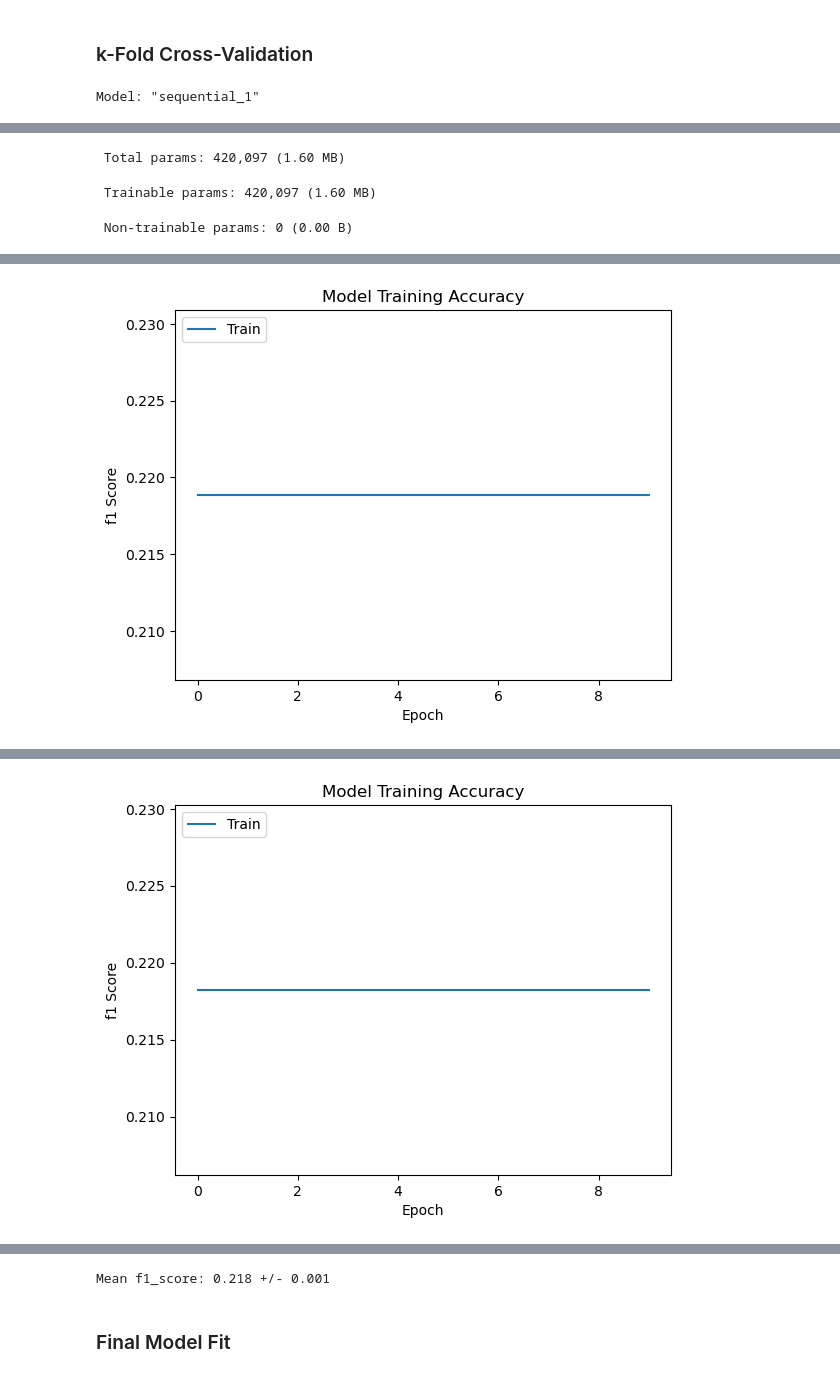
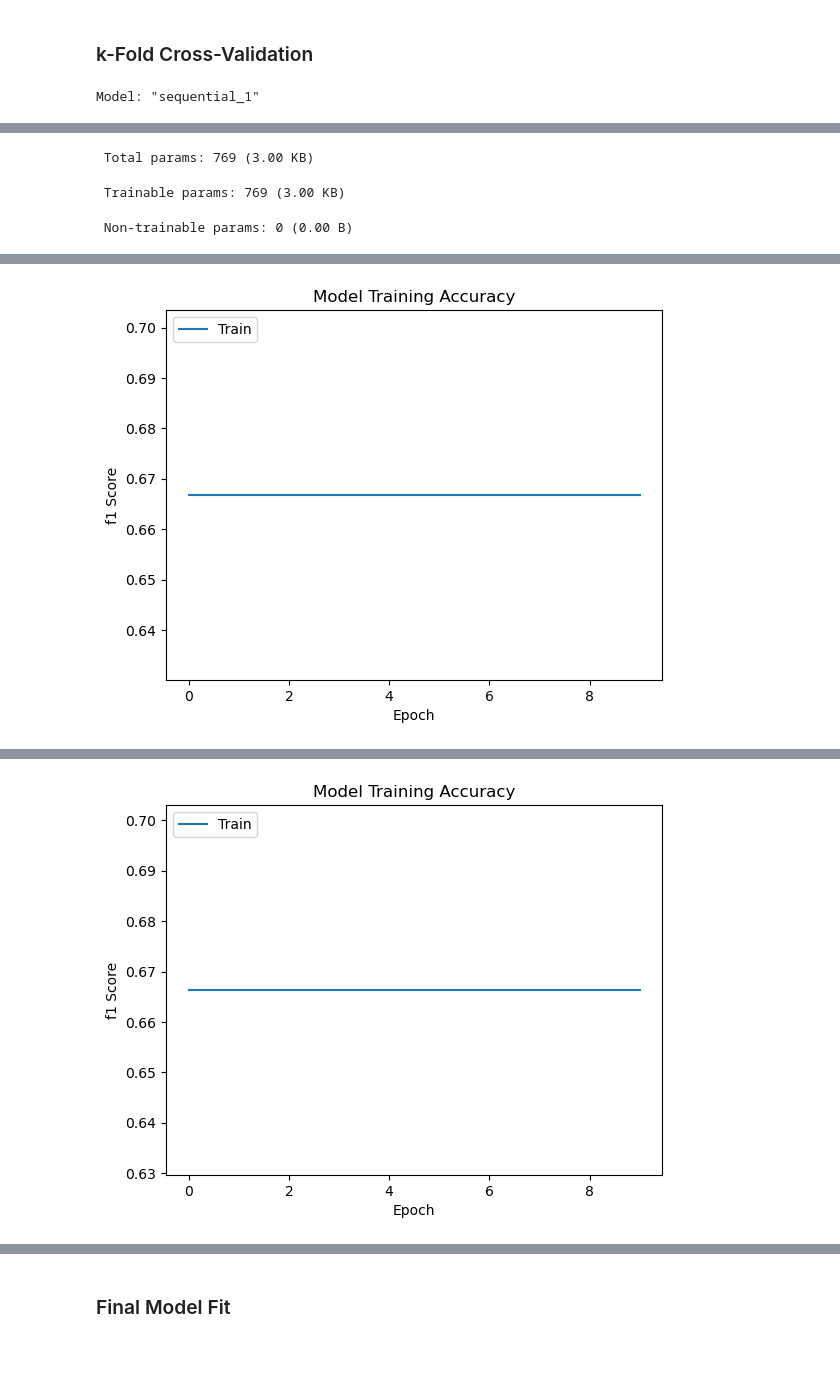
Before and after one commit to JulesBrable/ai_insurance, a Jupyter notebook: Neural_Network.ipynb, the cells around one changed output, grey strips where cells are left out. Cells and saved outputs as stored; diff of their text form; code cells hidden in the pictures.

```diff
--- a/Neural_Network.ipynb
+++ b/Neural_Network.ipynb
@@ -97,7 +92,8 @@ x_test=scaler.fit_transform(x_test)
 # %% [markdown]
 #### Re-sampling vs weight classes
 # %%
-method = "None"
+method = "SMOTE"
+class_weights = None
 #Re-sampling
 if method == "SMOTE":
     print("SMOTE")
@@ -124,4 +120,4 @@ elif method == "WEIGHTS" :
     print('Weight for class 0: {:.2f}\n'.format(weight_for_0),
           'Weight for class 1: {:.2f}'.format(weight_for_1))
 else:
-    class_weights = None
+    pass
@@ -289,10 +293,10 @@ Score: 0.21837104856967926
 ### k-Fold Cross-Validation
 # %%
 #x_train = x_train.to_numpy()
-y_train = y_train.to_numpy()
+#y_train = y_train.to_numpy()
 
 #Model 1 or Model 2
-model = model_2
+model = model_1
 
 #Number of folds
 kfold = KFold(n_splits = 4, shuffle=True, random_state=seed)
@@ -340,5 +340,5 @@ Model: "sequential_1"
 └─────────────────────────────────┴────────────────────────┴───────────────┘
- Total params: 420,097 (1.60 MB)
+ Total params: 769 (3.00 KB)
- Trainable params: 420,097 (1.60 MB)
+ Trainable params: 769 (3.00 KB)
  Non-trainable params: 0 (0.00 B)
 Epoch 1/10
@@ -361,2 +361,2 @@ Epoch 10/10
-[figure, old version]
+[figure, new version]
 Epoch 1/10
@@ -379,2 +379,2 @@ Epoch 10/10
-[figure, old version]
+[figure, new version]
 Epoch 1/10
@@ -416,4 +384,3 @@ Epoch 10/10
-Mean f1_score: 0.218 +/- 0.001
 # %% [markdown]
 ### Final Model Fit
 # %%
```
Also changed, not shown: parts of 11 cells of this notebook.
